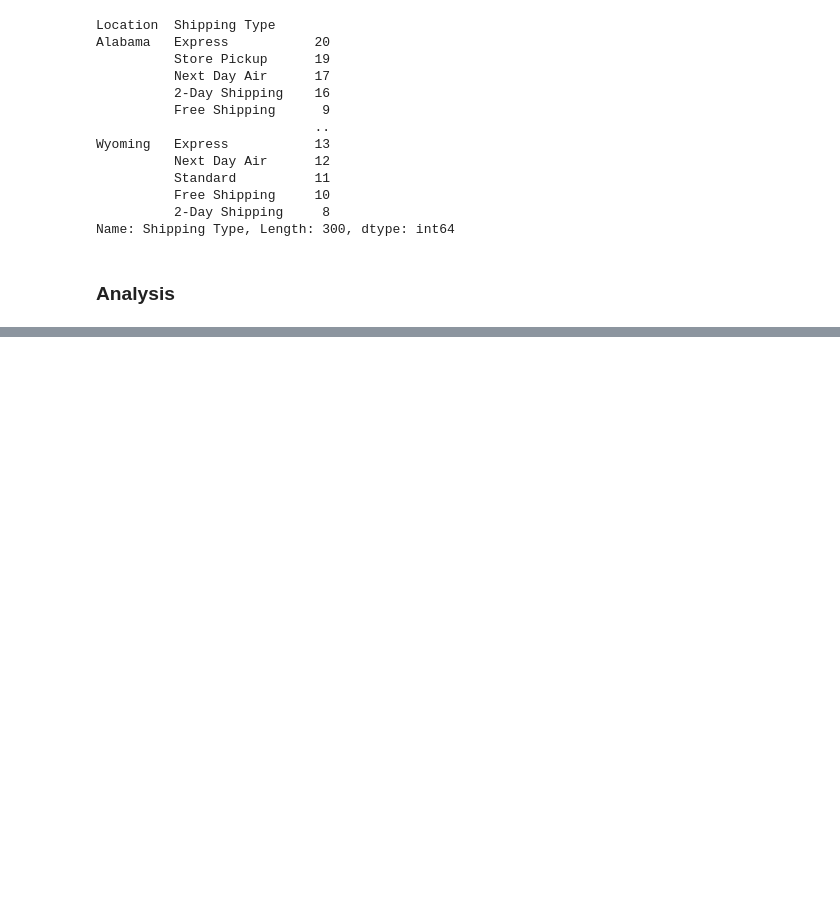
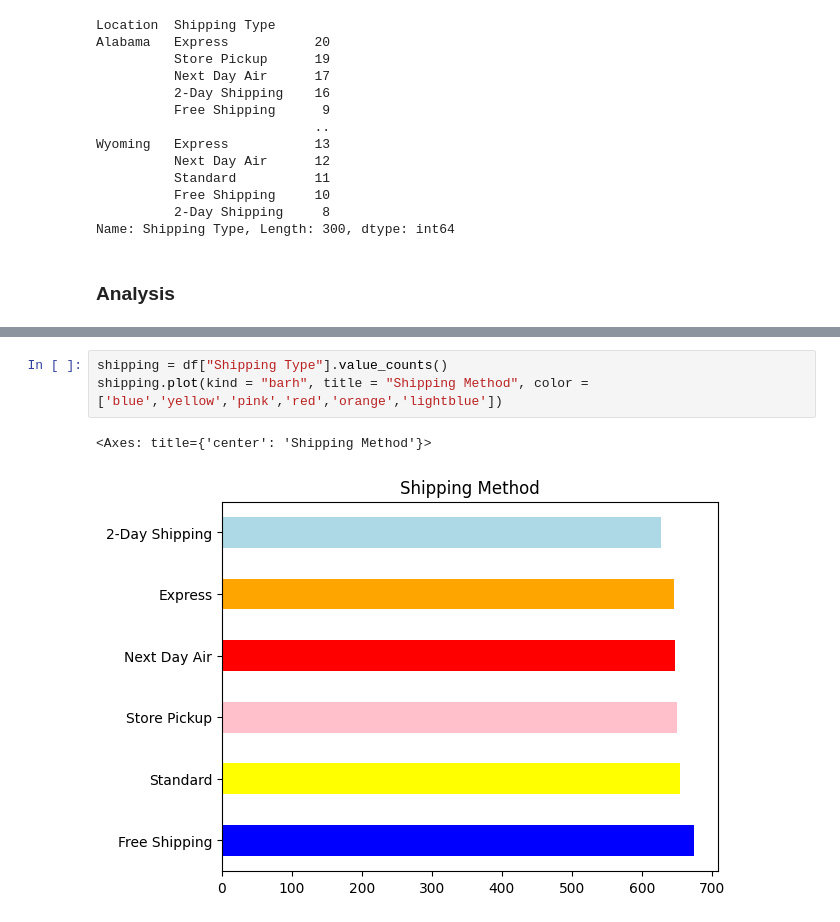
Before and after one commit to HAdeelAli11/masar, a Jupyter notebook: Untitled13.ipynb, the cells around one changed output, grey strips where cells are left out. Cells and saved outputs as stored; diff of their text form; blank space fills up the shorter version.

```diff
--- a/Untitled13.ipynb
+++ b/Untitled13.ipynb
@@ -213,0 +220,6 @@ Name: Shipping Type, Length: 300, dtype: int64
+# %%
+shipping = df["Shipping Type"].value_counts()
+shipping.plot(kind = "barh", title = "Shipping Method", color = ['blue','yellow','pink','red','orange','lightblue'])
+# %% [output]
+<Axes: title={'center': 'Shipping Method'}>
+[figure, added]
```
Also changed, not shown: parts of 5 cells of this notebook.
